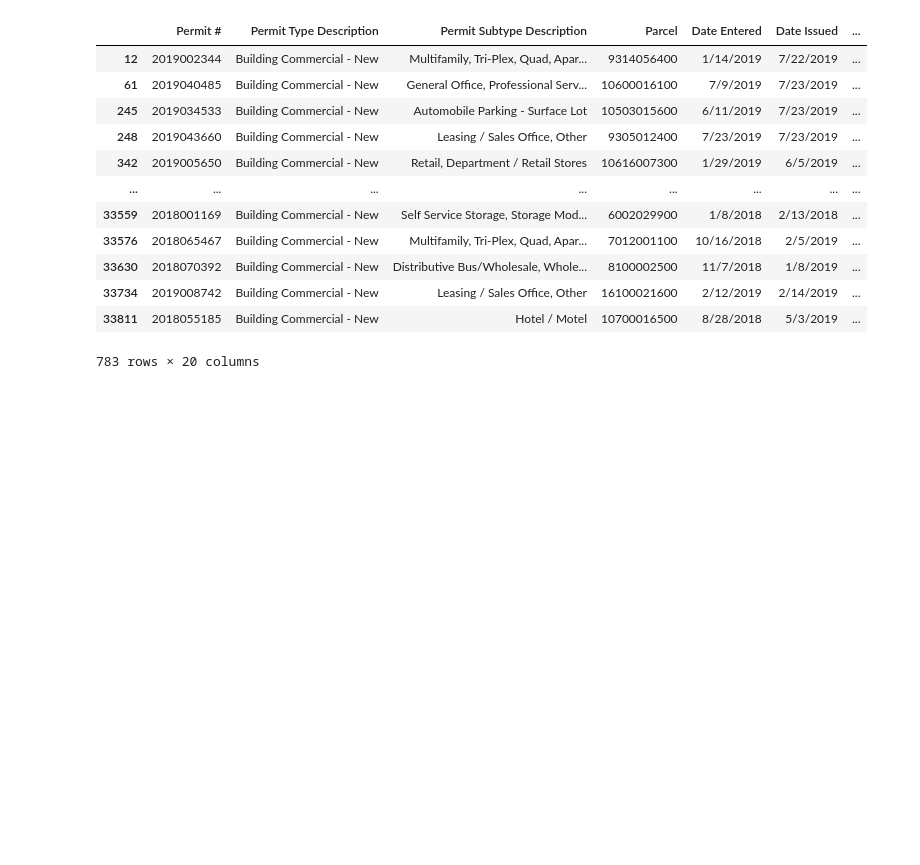
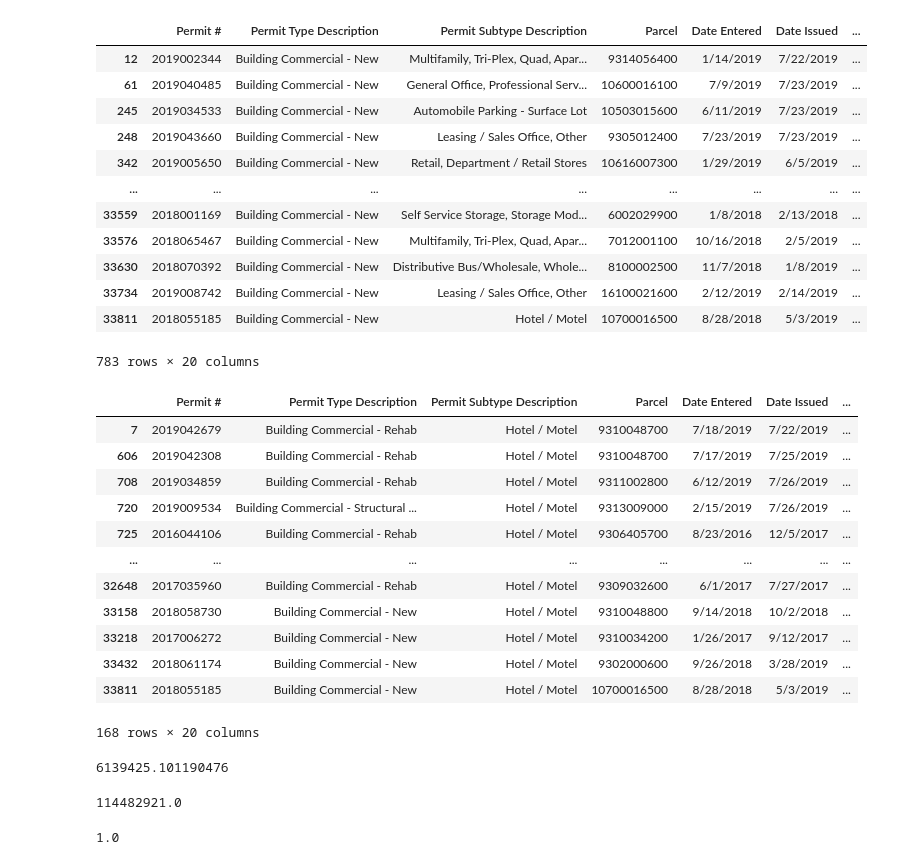
Before and after one commit to fdumessa/Capstone-Project, a Jupyter notebook: Building_Permits_issued.ipynb, the cells around one changed output. Saved outputs shown, nothing was run; the diff lists cells and outputs as text; code cells hidden in the pictures; blank space fills up the shorter version.

```diff
--- a/Building_Permits_issued.ipynb
+++ b/Building_Permits_issued.ipynb
@@ -6,7 +6,7 @@ import seaborn as sns
 
 %matplotlib inline
 # %%
-Building_Permits_issued_df = pd.read_csv('Building_Permits_Issued.csv')
+Building_Permits_issued_df = pd.read_csv('../Building_Permits_Issued.csv')
 Building_Permits_issued_df
 # %% [output]
 |  | Permit # | Permit Type Description | Permit Subtype Description | Parcel | Date Entered | Date Issued | ... |
@@ -124,3 +124,32 @@ Building_Commercial_New_df
 | 33734 | 2019008742 | Building Commercial - New | Leasing / Sales Office, Other | 16100021600 | 2/12/2019 | 2/14/2019 | ... |
 | 33811 | 2018055185 | Building Commercial - New | Hotel / Motel | 10700016500 | 8/28/2018 | 5/3/2019 | ... |
 783 rows × 20 columns
+# %%
+Hotel_df= Nashville_df.loc[Nashville_df['Permit Subtype Description'] == 'Hotel / Motel']
+Hotel_df
+# %% [output]
+|  | Permit # | Permit Type Description | Permit Subtype Description | Parcel | Date Entered | Date Issued | ... |
+| 7 | 2019042679 | Building Commercial - Rehab | Hotel / Motel | 9310048700 | 7/18/2019 | 7/22/2019 | ... |
+| 606 | 2019042308 | Building Commercial - Rehab | Hotel / Motel | 9310048700 | 7/17/2019 | 7/25/2019 | ... |
+| 708 | 2019034859 | Building Commercial - Rehab | Hotel / Motel | 9311002800 | 6/12/2019 | 7/26/2019 | ... |
+| 720 | 2019009534 | Building Commercial - Structural ... | Hotel / Motel | 9313009000 | 2/15/2019 | 7/26/2019 | ... |
+| 725 | 2016044106 | Building Commercial - Rehab | Hotel / Motel | 9306405700 | 8/23/2016 | 12/5/2017 | ... |
+| ... | ... | ... | ... | ... | ... | ... | ... |
+| 32648 | 2017035960 | Building Commercial - Rehab | Hotel / Motel | 9309032600 | 6/1/2017 | 7/27/2017 | ... |
+| 33158 | 2018058730 | Building Commercial - New | Hotel / Motel | 9310048800 | 9/14/2018 | 10/2/2018 | ... |
+| 33218 | 2017006272 | Building Commercial - New | Hotel / Motel | 9310034200 | 1/26/2017 | 9/12/2017 | ... |
+| 33432 | 2018061174 | Building Commercial - New | Hotel / Motel | 9302000600 | 9/26/2018 | 3/28/2019 | ... |
+| 33811 | 2018055185 | Building Commercial - New | Hotel / Motel | 10700016500 | 8/28/2018 | 5/3/2019 | ... |
+168 rows × 20 columns
+# %%
+Hotel_df['Construction Cost'	].mean(axis=0)
+# %% [output]
+6139425.101190476
+# %%
+Hotel_df['Construction Cost'	].max()
+# %% [output]
+114482921.0
+# %%
+Hotel_df['Construction Cost'	].min()
+# %% [output]
+1.0
```
Also changed, not shown: parts of 1 cell of this notebook.
